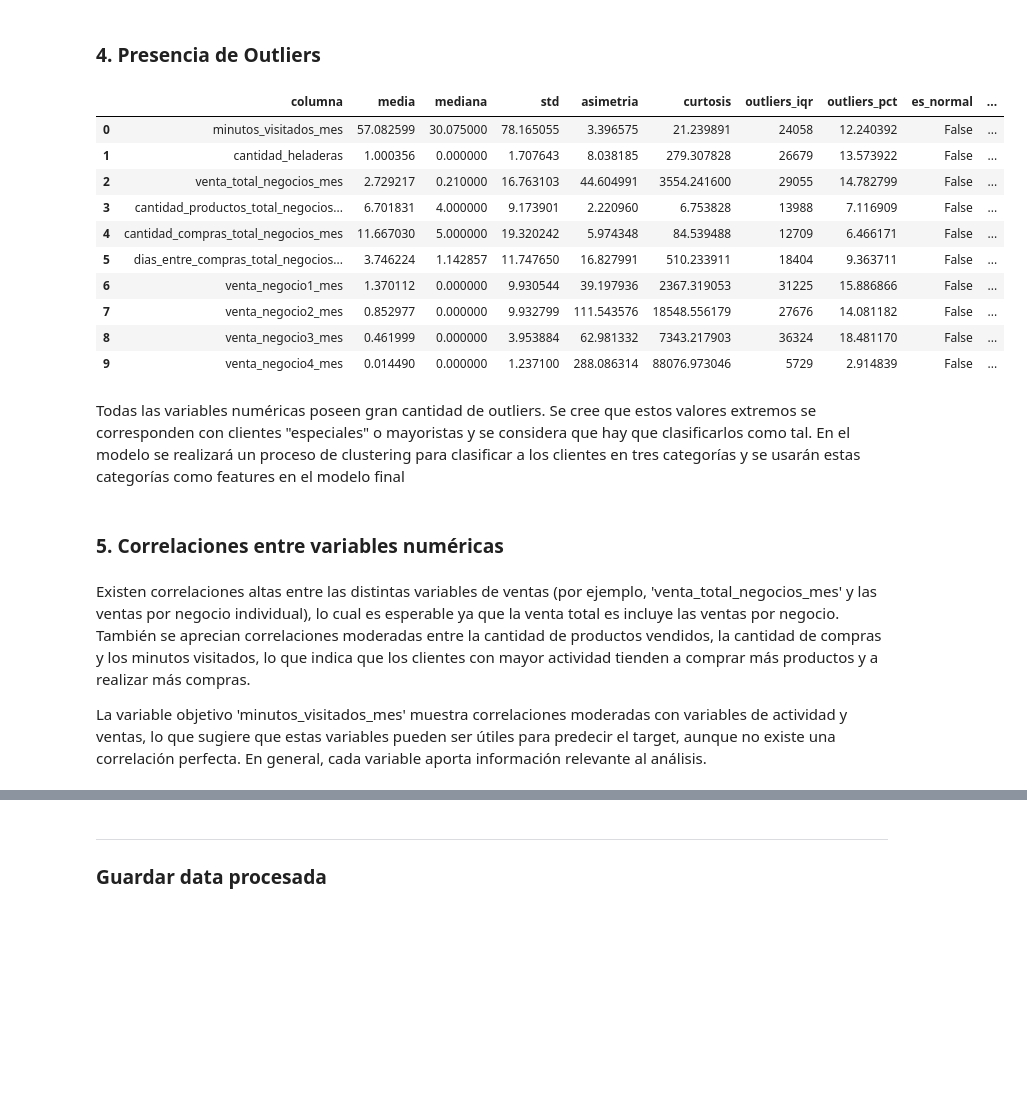
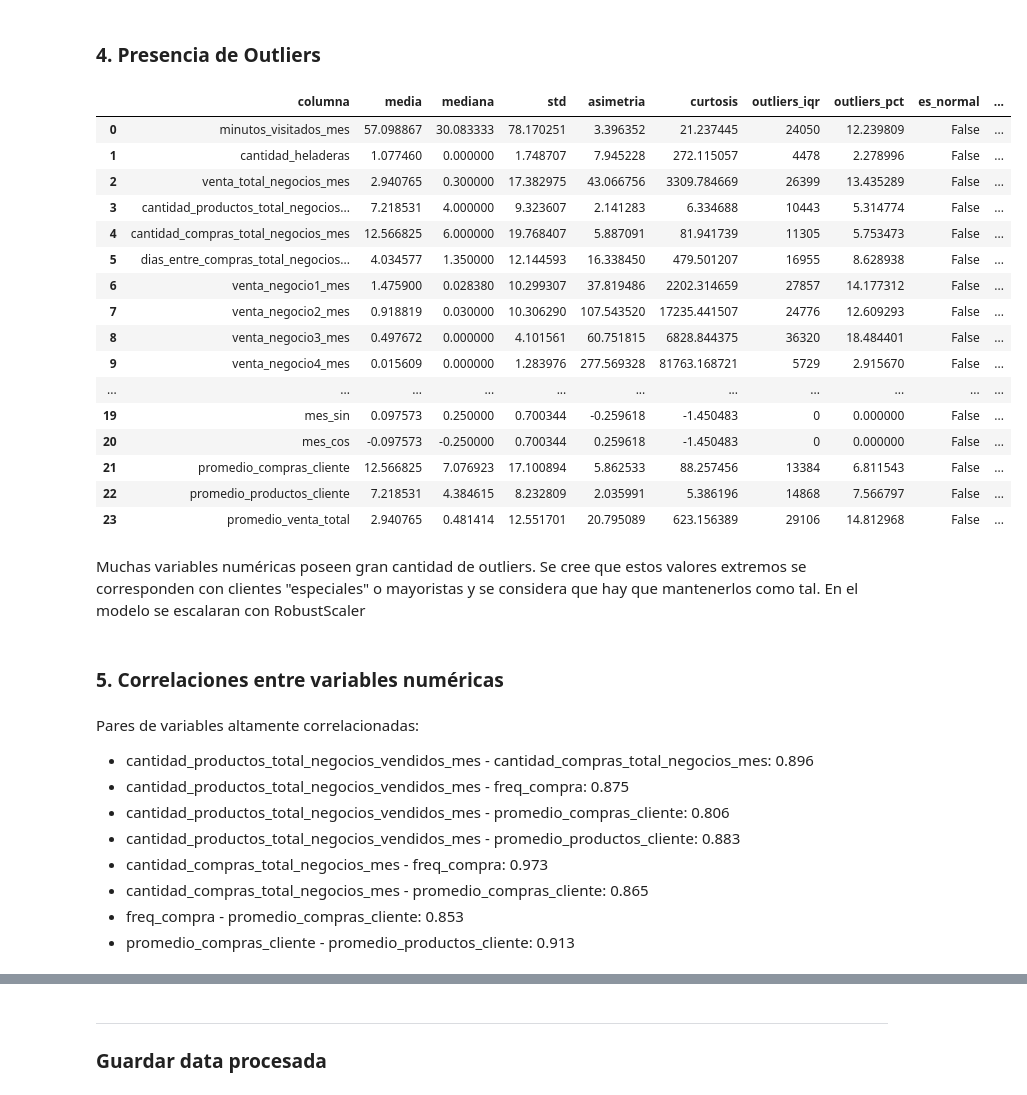
Before and after one commit to msolpera/challenge_quilmes, a Jupyter notebook: notebooks/EDA.ipynb, the cells around one changed output, grey strips where cells are left out. Saved outputs shown, nothing was run; the diff lists cells and outputs as text; code cells hidden in the pictures; blank space fills up the shorter version.

Commit message:
add models

```diff
--- a/notebooks/EDA.ipynb
+++ b/notebooks/EDA.ipynb
@@ -248,8 +255,8 @@ Número total de filas en el DataFrame: 196546
 # %% [markdown]
 Obs: Se observan valores NaN en el target, que antes eran placeholders. Dado que son pocos valores (<0.03%), voy a eliminar esas filas del DataFrame
 # %%
-df_clean = df.dropna(subset=[target])
-check_nulls_nans(df_clean)
+df = df.dropna(subset=[target])
+check_nulls_nans(df)
 # %% [output]
 Número total de filas en el DataFrame: 196490
 |  | n_nans | %_nans | n_ceros | %_ceros |
@@ -430,3 +434,0 @@ for col in cols_numericas:
-# %%
-df_clean = df_clean.fillna(0)
-check_nulls_nans(df_clean)
@@ -519,0 +557,3 @@ ventas_por_negocio
+# %%
+df_new = get_features(df_clean)
+df_new.describe()
@@ -519,0 +579,3 @@ ventas_por_negocio
+# %%
+numeric_features = df_new.select_dtypes(include='number').columns.drop(['aniomes', 'is_first_month']).to_list()
+utils.high_correlation(df_new[numeric_features])
@@ -574,29 +648,38 @@ El negocio con más ventas es: venta_negocio1_mes (269337.48 Hl)
 # %% [markdown]
 ### 4. Presencia de Outliers
 # %%
-utils.analisis_completo_columnas(df_clean[numeric_features])
+utils.analisis_completo_columnas(df_new[numeric_features])
 # %% [output]
 |  | columna | media | mediana | std | asimetria | curtosis | outliers_iqr | outliers_pct | es_normal | ... |
-| 0 | minutos_visitados_mes | 57.082599 | 30.075000 | 78.165055 | 3.396575 | 21.239891 | 24058 | 12.240392 | False | ... |
-| 1 | cantidad_heladeras | 1.000356 | 0.000000 | 1.707643 | 8.038185 | 279.307828 | 26679 | 13.573922 | False | ... |
-| 2 | venta_total_negocios_mes | 2.729217 | 0.210000 | 16.763103 | 44.604991 | 3554.241600 | 29055 | 14.782799 | False | ... |
-| 3 | cantidad_productos_total_negocios... | 6.701831 | 4.000000 | 9.173901 | 2.220960 | 6.753828 | 13988 | 7.116909 | False | ... |
-| 4 | cantidad_compras_total_negocios_mes | 11.667030 | 5.000000 | 19.320242 | 5.974348 | 84.539488 | 12709 | 6.466171 | False | ... |
-| 5 | dias_entre_compras_total_negocios... | 3.746224 | 1.142857 | 11.747650 | 16.827991 | 510.233911 | 18404 | 9.363711 | False | ... |
-| 6 | venta_negocio1_mes | 1.370112 | 0.000000 | 9.930544 | 39.197936 | 2367.319053 | 31225 | 15.886866 | False | ... |
-| 7 | venta_negocio2_mes | 0.852977 | 0.000000 | 9.932799 | 111.543576 | 18548.556179 | 27676 | 14.081182 | False | ... |
-| 8 | venta_negocio3_mes | 0.461999 | 0.000000 | 3.953884 | 62.981332 | 7343.217903 | 36324 | 18.481170 | False | ... |
-| 9 | venta_negocio4_mes | 0.014490 | 0.000000 | 1.237100 | 288.086314 | 88076.973046 | 5729 | 2.914839 | False | ... |
+| 0 | minutos_visitados_mes | 57.098867 | 30.083333 | 78.170251 | 3.396352 | 21.237445 | 24050 | 12.239809 | False | ... |
+| 1 | cantidad_heladeras | 1.077460 | 0.000000 | 1.748707 | 7.945228 | 272.115057 | 4478 | 2.278996 | False | ... |
+| 2 | venta_total_negocios_mes | 2.940765 | 0.300000 | 17.382975 | 43.066756 | 3309.784669 | 26399 | 13.435289 | False | ... |
+| 3 | cantidad_productos_total_negocios... | 7.218531 | 4.000000 | 9.323607 | 2.141283 | 6.334688 | 10443 | 5.314774 | False | ... |
+| 4 | cantidad_compras_total_negocios_mes | 12.566825 | 6.000000 | 19.768407 | 5.887091 | 81.941739 | 11305 | 5.753473 | False | ... |
+| 5 | dias_entre_compras_total_negocios... | 4.034577 | 1.350000 | 12.144593 | 16.338450 | 479.501207 | 16955 | 8.628938 | False | ... |
+| 6 | venta_negocio1_mes | 1.475900 | 0.028380 | 10.299307 | 37.819486 | 2202.314659 | 27857 | 14.177312 | False | ... |
+| 7 | venta_negocio2_mes | 0.918819 | 0.030000 | 10.306290 | 107.543520 | 17235.441507 | 24776 | 12.609293 | False | ... |
+| 8 | venta_negocio3_mes | 0.497672 | 0.000000 | 4.101561 | 60.751815 | 6828.844375 | 36320 | 18.484401 | False | ... |
+| 9 | venta_negocio4_mes | 0.015609 | 0.000000 | 1.283976 | 277.569328 | 81763.168721 | 5729 | 2.915670 | False | ... |
+| ... | ... | ... | ... | ... | ... | ... | ... | ... | ... | ... |
+| 19 | mes_sin | 0.097573 | 0.250000 | 0.700344 | -0.259618 | -1.450483 | 0 | 0.000000 | False | ... |
+| 20 | mes_cos | -0.097573 | -0.250000 | 0.700344 | 0.259618 | -1.450483 | 0 | 0.000000 | False | ... |
+| 21 | promedio_compras_cliente | 12.566825 | 7.076923 | 17.100894 | 5.862533 | 88.257456 | 13384 | 6.811543 | False | ... |
+| 22 | promedio_productos_cliente | 7.218531 | 4.384615 | 8.232809 | 2.035991 | 5.386196 | 14868 | 7.566797 | False | ... |
+| 23 | promedio_venta_total | 2.940765 | 0.481414 | 12.551701 | 20.795089 | 623.156389 | 29106 | 14.812968 | False | ... |
 # %% [markdown]
-Todas las variables numéricas poseen gran cantidad de outliers. Se cree que estos valores extremos se corresponden con clientes "especiales" o mayoristas y se considera que hay que clasificarlos como tal.
-En el modelo se realizará un proceso de clustering para clasificar a los clientes en tres categorías y se usarán estas categorías como features en el modelo final
+Muchas variables numéricas poseen gran cantidad de outliers. Se cree que estos valores extremos se corresponden con clientes "especiales" o mayoristas y se considera que hay que mantenerlos como tal.
+En el modelo se escalaran con RobustScaler
 # %% [markdown]
 ### 5.  Correlaciones entre variables numéricas
 # %% [markdown]
-Existen correlaciones altas entre las distintas variables de ventas (por ejemplo, 'venta_total_negocios_mes' y las ventas por negocio individual),
-lo cual es esperable ya que la venta total es incluye las ventas por negocio.
-También se aprecian correlaciones moderadas entre la cantidad de productos vendidos, la cantidad de compras y los minutos visitados,
-lo que indica que los clientes con mayor actividad tienden a comprar más productos y a realizar más compras.
+Pares de variables altamente correlacionadas:
 
-La variable objetivo 'minutos_visitados_mes' muestra correlaciones moderadas con variables de actividad y ventas, lo que sugiere que estas variables pueden ser útiles para predecir el target, aunque no existe una correlación perfecta.
-En general, cada variable aporta información relevante al análisis.
+- cantidad_productos_total_negocios_vendidos_mes - cantidad_compras_total_negocios_mes: 0.896
+- cantidad_productos_total_negocios_vendidos_mes - freq_compra: 0.875
+- cantidad_productos_total_negocios_vendidos_mes - promedio_compras_cliente: 0.806
+- cantidad_productos_total_negocios_vendidos_mes - promedio_productos_cliente: 0.883
+- cantidad_compras_total_negocios_mes - freq_compra: 0.973
+- cantidad_compras_total_negocios_mes - promedio_compras_cliente: 0.865
+- freq_compra - promedio_compras_cliente: 0.853
+- promedio_compras_cliente - promedio_productos_cliente: 0.913
```
Also changed, not shown: parts of 34 cells of this notebook, 18 other files.
